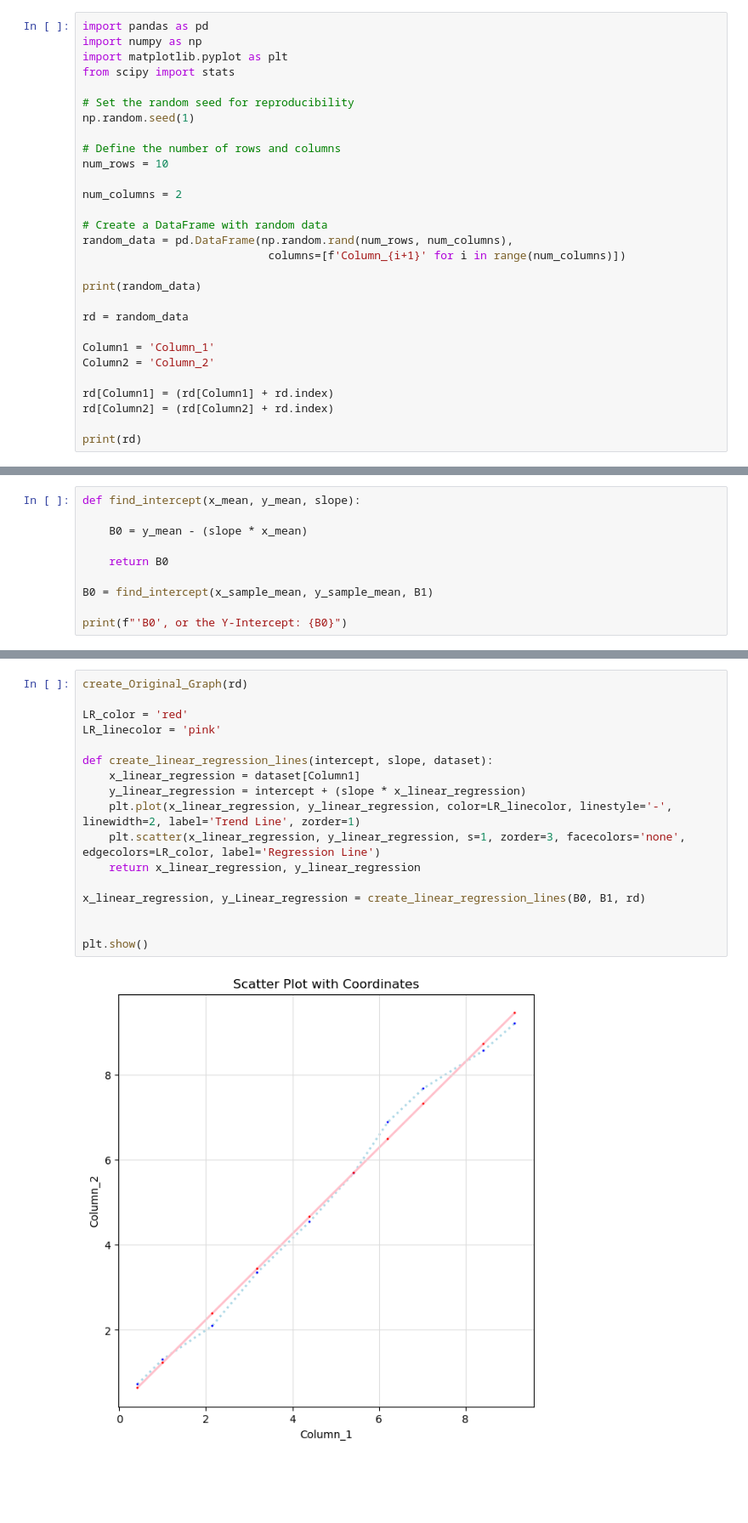
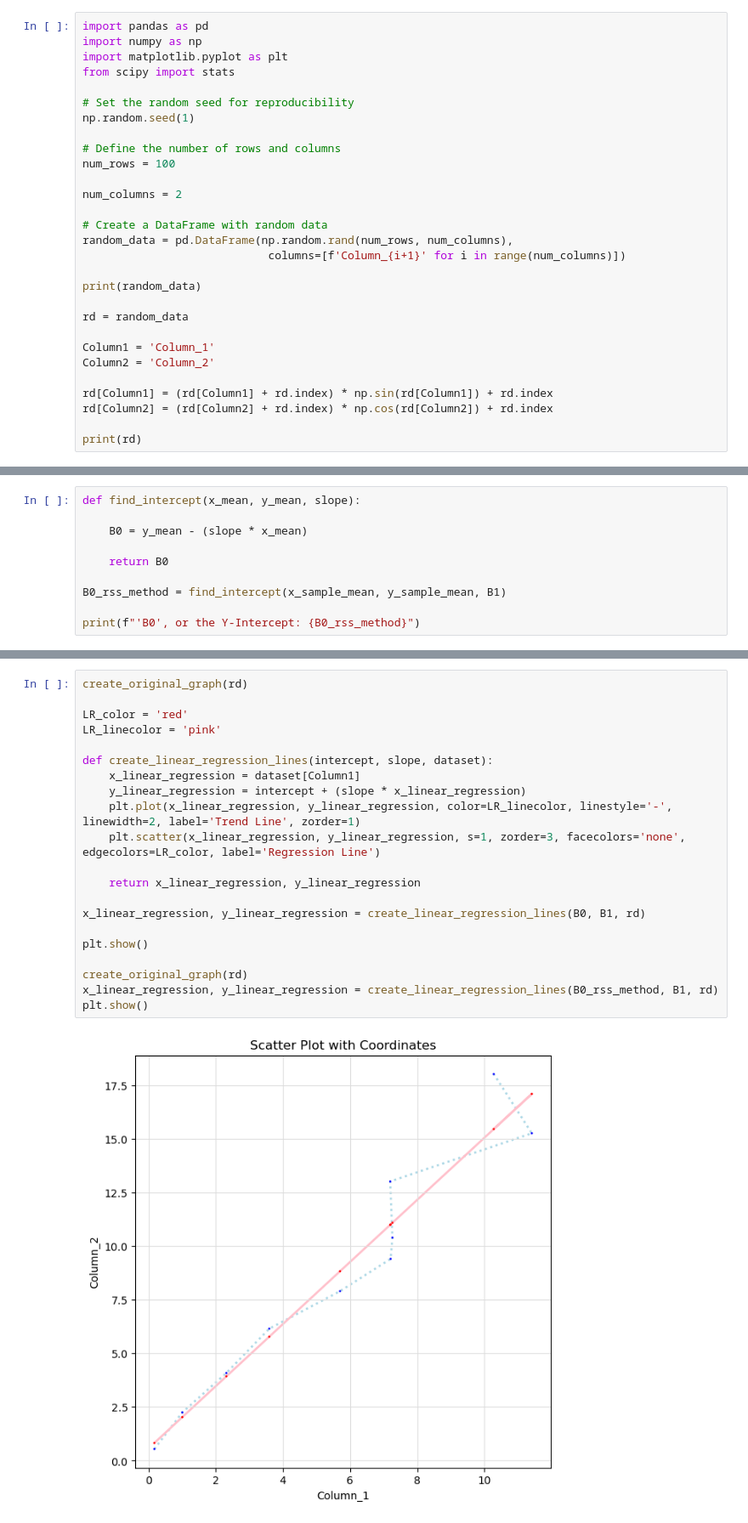
Before and after one commit to WhatCharlie/TestingMLAlgorithms, a Jupyter notebook: Testing Simple Linear Regression.ipynb, the cells around one changed output, grey strips where cells are left out. Shown at 85% size. Drawn from its saved outputs; the diff is of its cells as text; blank space fills up the shorter version.

```diff
--- a/Testing Simple Linear Regression.ipynb
+++ b/Testing Simple Linear Regression.ipynb
@@ -8,7 +8,7 @@ from scipy import stats
 np.random.seed(1)
 
 # Define the number of rows and columns
-num_rows = 10
+num_rows = 100
 
 num_columns = 2
 
@@ -23,8 +23,8 @@ rd = random_data
 Column1 = 'Column_1'
 Column2 = 'Column_2'
 
-rd[Column1] = (rd[Column1] + rd.index)
-rd[Column2] = (rd[Column2] + rd.index)
+rd[Column1] = (rd[Column1] + rd.index) * np.sin(rd[Column1]) + rd.index
+rd[Column2] = (rd[Column2] + rd.index) * np.cos(rd[Column2]) + rd.index
 
 print(rd)
 # %% [output]
@@ -121,7 +121,7 @@ def find_intercept(x_mean, y_mean, slope):
 
     return B0
 
-B0 = find_intercept(x_sample_mean, y_sample_mean, B1)
+B0_rss_method = find_intercept(x_sample_mean, y_sample_mean, B1)
 
-print(f"'B0', or the Y-Intercept: {B0}")
+print(f"'B0', or the Y-Intercept: {B0_rss_method}")
 # %% [output]
@@ -157,19 +212,23 @@ List of Squared Errors: [0.006903754064446715, 0.005801737118219794, 0.085229891
 # %%
-create_Original_Graph(rd)
+create_original_graph(rd)
 
 LR_color = 'red'
 LR_linecolor = 'pink'
 
 def create_linear_regression_lines(intercept, slope, dataset):
     x_linear_regression = dataset[Column1]
     y_linear_regression = intercept + (slope * x_linear_regression)
     plt.plot(x_linear_regression, y_linear_regression, color=LR_linecolor, linestyle='-', linewidth=2, label='Trend Line', zorder=1)
     plt.scatter(x_linear_regression, y_linear_regression, s=1, zorder=3, facecolors='none', edgecolors=LR_color, label='Regression Line')
+
     return x_linear_regression, y_linear_regression
 
-x_linear_regression, y_Linear_regression = create_linear_regression_lines(B0, B1, rd)
-
+x_linear_regression, y_linear_regression = create_linear_regression_lines(B0, B1, rd)
 
 plt.show()
+
+create_original_graph(rd)
+x_linear_regression, y_linear_regression = create_linear_regression_lines(B0_rss_method, B1, rd)
+plt.show()
 # %% [output]
-[figure, old version]
+[figure, new version]
```
Also changed, not shown: parts of 18 cells of this notebook.
